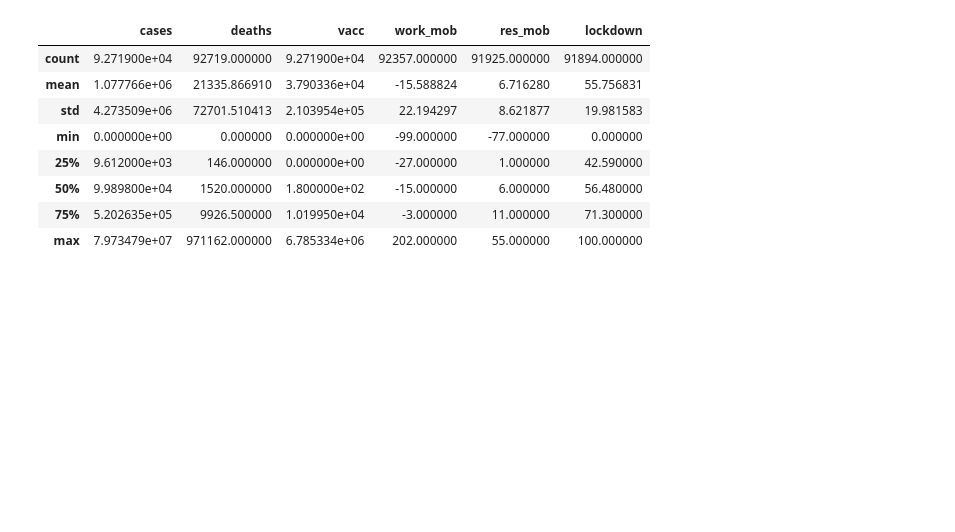
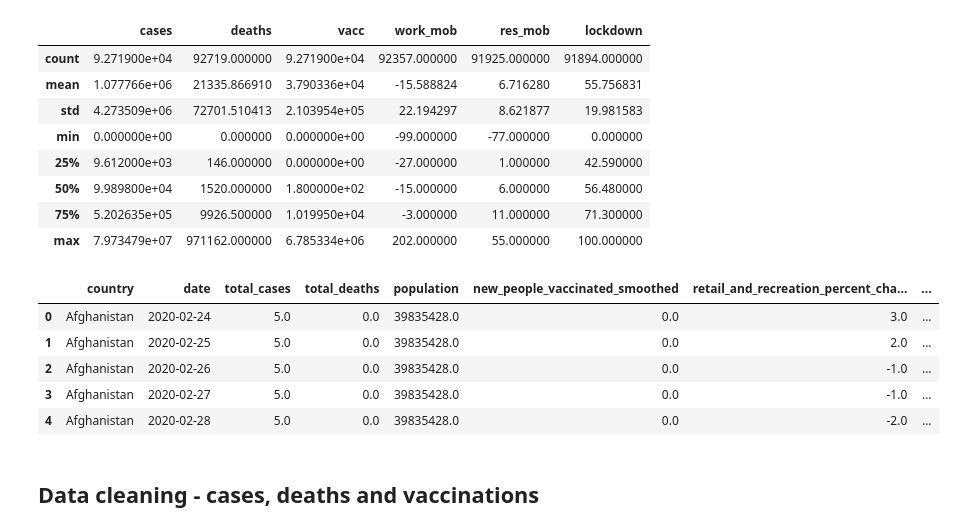
Before and after one commit to aramasethu/CS_573_project, a Jupyter notebook: Notebook_with_EDA_charts.ipynb, the cells around one changed output. Saved outputs shown, nothing was run; the diff lists cells and outputs as text; code cells hidden in the pictures; blank space fills up the shorter version.

```diff
--- a/Notebook_with_EDA_charts.ipynb
+++ b/Notebook_with_EDA_charts.ipynb
@@ -434,3 +434,14 @@ df_merged_summary.describe()
 | 50% | 9.989800e+04 | 1520.000000 | 1.800000e+02 | -15.000000 | 6.000000 | 56.480000 |
 | 75% | 5.202635e+05 | 9926.500000 | 1.019950e+04 | -3.000000 | 11.000000 | 71.300000 |
 | max | 7.973479e+07 | 971162.000000 | 6.785334e+06 | 202.000000 | 55.000000 | 100.000000 |
+# %%
+df_merged.head()
+# %% [output]
+|  | country | date | total_cases | total_deaths | population | new_people_vaccinated_smoothed | retail_and_recreation_percent_cha... | ... |
+| 0 | Afghanistan | 2020-02-24 | 5.0 | 0.0 | 39835428.0 | 0.0 | 3.0 | ... |
+| 1 | Afghanistan | 2020-02-25 | 5.0 | 0.0 | 39835428.0 | 0.0 | 2.0 | ... |
+| 2 | Afghanistan | 2020-02-26 | 5.0 | 0.0 | 39835428.0 | 0.0 | -1.0 | ... |
+| 3 | Afghanistan | 2020-02-27 | 5.0 | 0.0 | 39835428.0 | 0.0 | -1.0 | ... |
+| 4 | Afghanistan | 2020-02-28 | 5.0 | 0.0 | 39835428.0 | 0.0 | -2.0 | ... |
+# %% [markdown]
+## Data cleaning - cases, deaths and vaccinations
```
Also changed, not shown: parts of 11 cells of this notebook.
